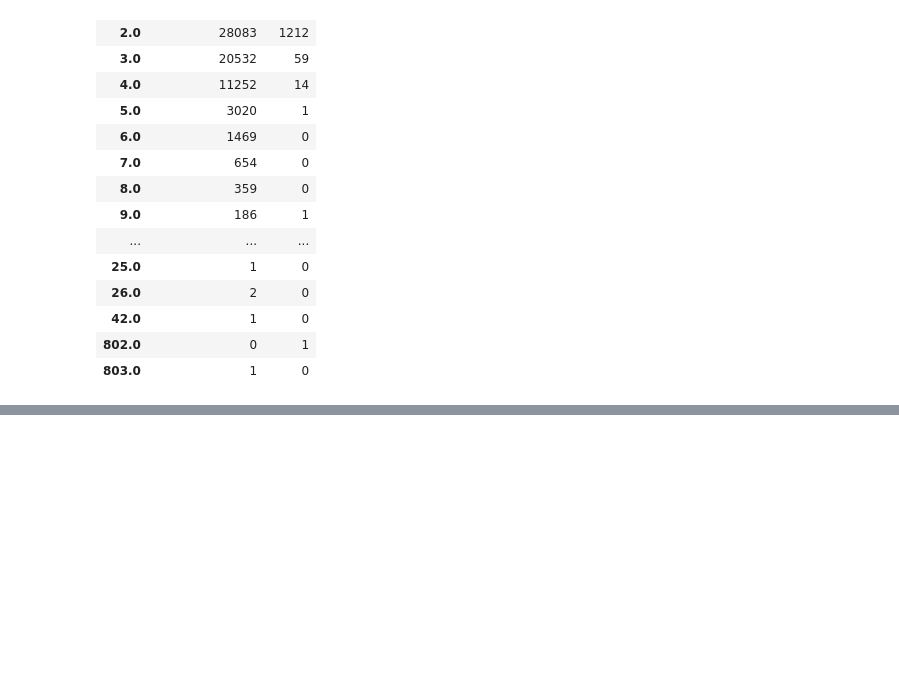
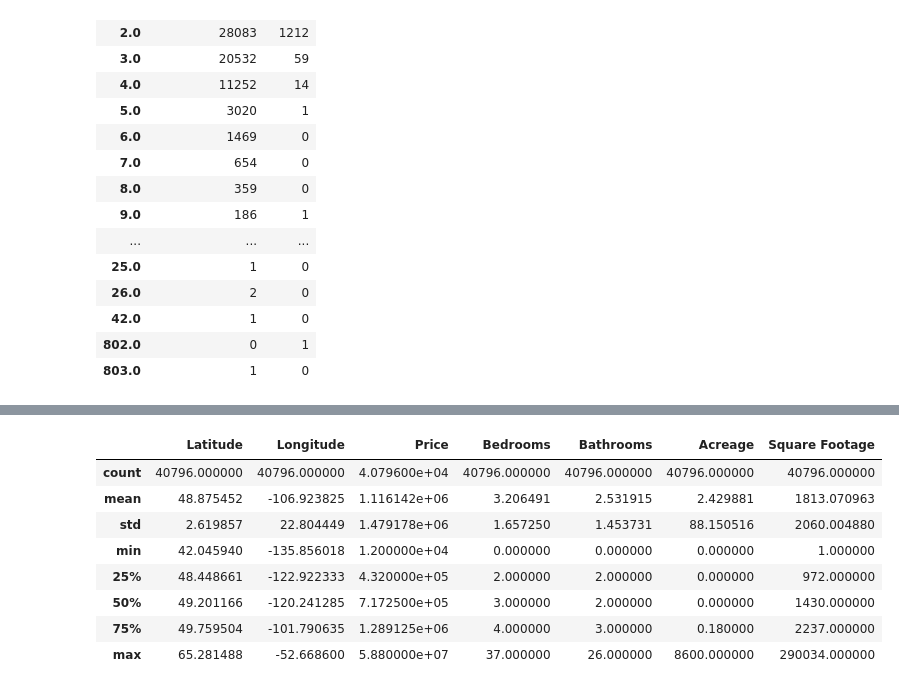
Before and after one commit to ItsAutumnSai/CanadaHousingAnalysis, a Jupyter notebook: housing.ipynb, the cells around one changed output, grey strips where cells are left out. Drawn from its saved outputs; the diff is of its cells as text; code cells hidden in the pictures; blank space fills up the shorter version.

Commit message:
web app dashboard, and notebook exploration of data cleaning

```diff
--- a/housing.ipynb
+++ b/housing.ipynb
@@ -96,0 +168,5 @@ counts_df
+# %%
+# beds, baths and sqft are needed for the analysis, so drop rows without them
+df = df.dropna(subset=['latitude', 'longitude', 'property-beds', 'property-baths', 'new-property-sqft'])
+df = df[df['new-property-sqft'] > 0]
+df.shape
@@ -96,0 +269,38 @@ counts_df
+# %%
+clean = pd.DataFrame({
+    'City': df['addressLocality'],
+    'Province': df['addressRegion'],
+    'Latitude': df['latitude'],
+    'Longitude': df['longitude'],
+    'Price': df['price'],
+    'Bedrooms': df['property-beds'],
+    'Bathrooms': df['property-baths'],
+    'Acreage': df['Acreage'],
+    'Property Type': df['Property Type'],
+    'Square Footage': df['new-property-sqft'],
+})
+
+# Yes/No features
+clean['Garage'] = np.where((df['Garage'] == 'yes') | df['Parking'].str.contains('garage'), 'Yes', 'No')
+clean['Parking'] = np.where(df['Parking'].str.contains('underground|parkade|carport|covered|visitor|stall'), 'Yes', 'No')
+
+# Category features
+clean['Basement'] = df['Basement'].apply(categorize, rules=basement_rules)
+clean['Exterior'] = df['Exterior'].apply(categorize, rules=exterior_rules)
+
+clean['Fireplace'] = np.where(df['Fireplace'].isin(['', '0', 'no', 'none']), 'No', 'Yes')
+
+clean['Heating'] = df['Heating'].apply(categorize, rules=heating_rules)
+clean['Flooring'] = df['Flooring'].apply(categorize, rules=flooring_rules)
+clean['Roof'] = df['Roof'].apply(categorize, rules=roof_rules, default='other')
+clean['Waterfront'] = np.where(df['Waterfront'] == 'yes', 'Yes', 'No')
+clean['Sewer'] = df['Sewer'].apply(categorize, rules=sewer_rules, default='none').fillna('none')
+
+# Pool, garden and balcony only appear inside the exterior/parking feature lists
+features = df['Exterior'] + ' ' + df['Parking']
+clean['Pool'] = np.where(features.str.contains('pool'), 'Yes', 'No')
+clean['Garden'] = np.where(features.str.contains('garden|private yard'), 'Yes', 'No')
+clean['Balcony'] = np.where(features.str.contains('balcony'), 'Yes', 'No')
+
+clean = clean.reset_index(drop=True)
+clean.shape
@@ -96,0 +338,12 @@ counts_df
+# %%
+clean.describe()
+# %% [output]
+|  | Latitude | Longitude | Price | Bedrooms | Bathrooms | Acreage | Square Footage |
+| count | 40796.000000 | 40796.000000 | 4.079600e+04 | 40796.000000 | 40796.000000 | 40796.000000 | 40796.000000 |
+| mean | 48.875452 | -106.923825 | 1.116142e+06 | 3.206491 | 2.531915 | 2.429881 | 1813.070963 |
+| std | 2.619857 | 22.804449 | 1.479178e+06 | 1.657250 | 1.453731 | 88.150516 | 2060.004880 |
+| min | 42.045940 | -135.856018 | 1.200000e+04 | 0.000000 | 0.000000 | 0.000000 | 1.000000 |
+| 25% | 48.448661 | -122.922333 | 4.320000e+05 | 2.000000 | 2.000000 | 0.000000 | 972.000000 |
+| 50% | 49.201166 | -120.241285 | 7.172500e+05 | 3.000000 | 2.000000 | 0.000000 | 1430.000000 |
+| 75% | 49.759504 | -101.790635 | 1.289125e+06 | 4.000000 | 3.000000 | 0.180000 | 2237.000000 |
+| max | 65.281488 | -52.668600 | 5.880000e+07 | 37.000000 | 26.000000 | 8600.000000 | 290034.000000 |
```
Also changed, not shown: parts of 23 cells of this notebook, 5 other files.
